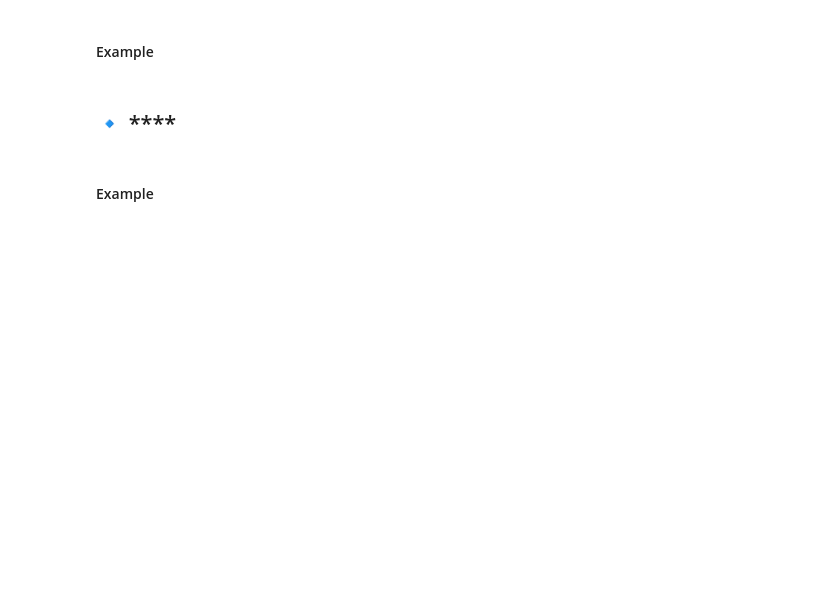
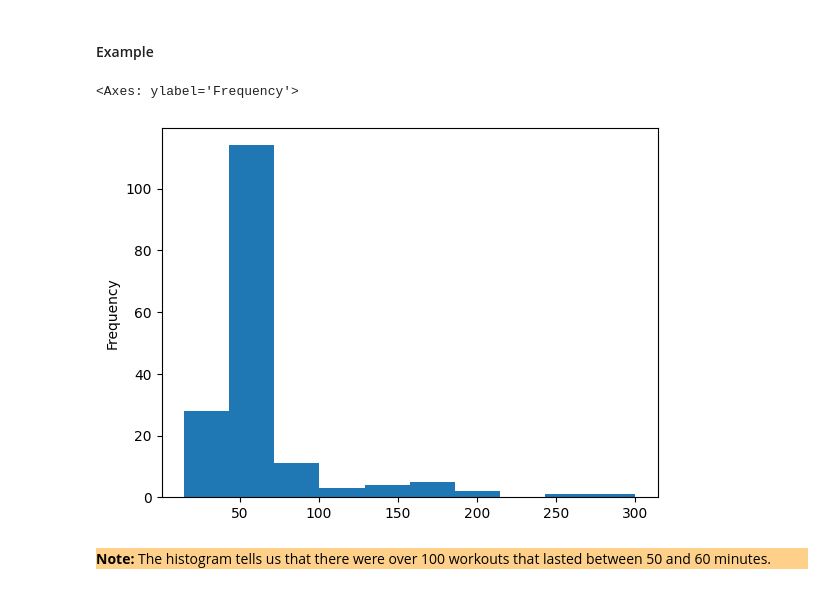
Before and after one commit to f0xpl0it/Tercer-Diplomado-en-Programacion-Basica, a Jupyter notebook: Python/Notebook/Sesion_14.ipynb, the cells around one changed output. Saved outputs shown, nothing was run; the diff lists cells and outputs as text; code cells hidden in the pictures; blank space fills up the shorter version.

```diff
--- a/Python/Notebook/Sesion_14.ipynb
+++ b/Python/Notebook/Sesion_14.ipynb
@@ -551,6 +1781,10 @@ print(myvar)
 # %% [markdown]
 #### Example
-# %% [markdown]
-## 🔹 ****
-# %% [markdown]
-#### Example
+# %%
+df["Duration"].plot(kind = 'hist')
+# %% [output]
+<Axes: ylabel='Frequency'>
+[figure, added]
+# %% [markdown]
+<div class="alert alert-block" style="background-color: #FFD08A; color: black;">
+<b>Note:</b> The histogram tells us that there were over 100 workouts that lasted between 50 and 60 minutes.
```
Also changed, not shown: parts of 210 cells of this notebook.
